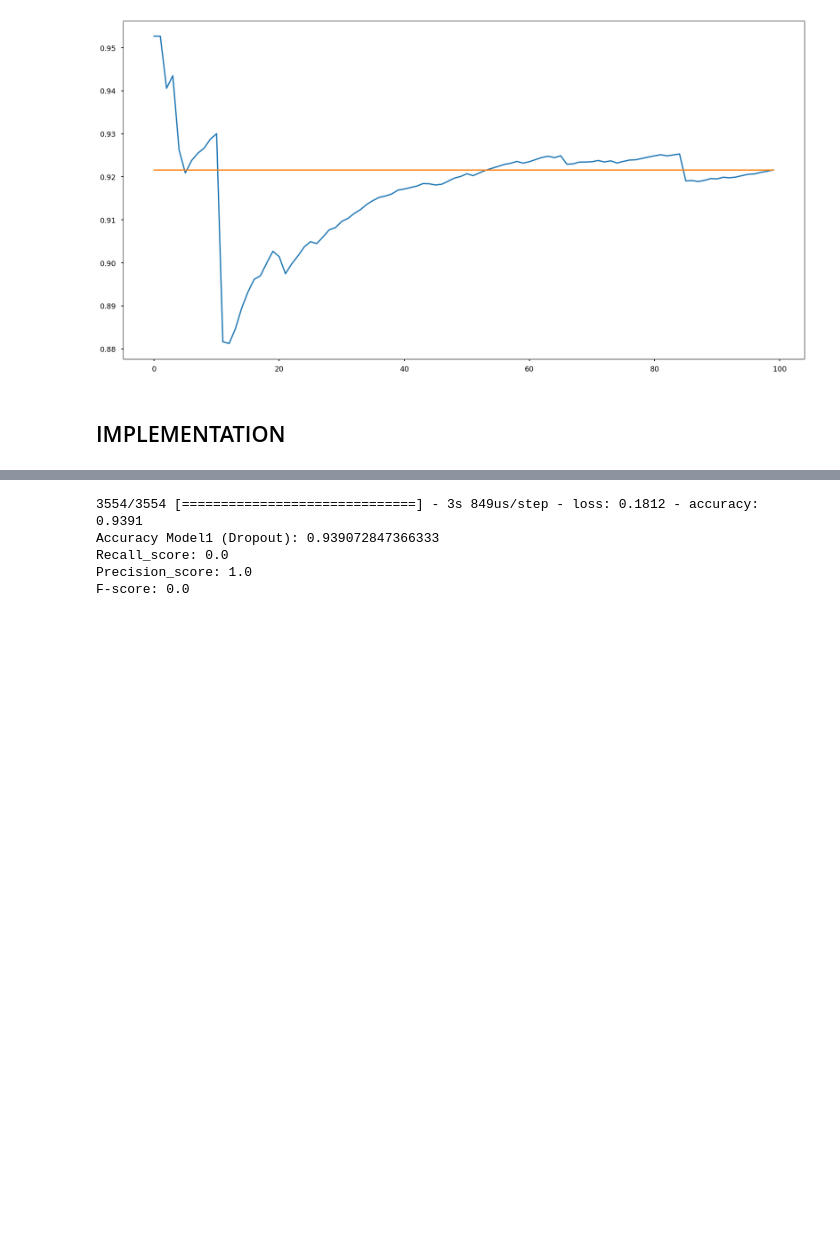
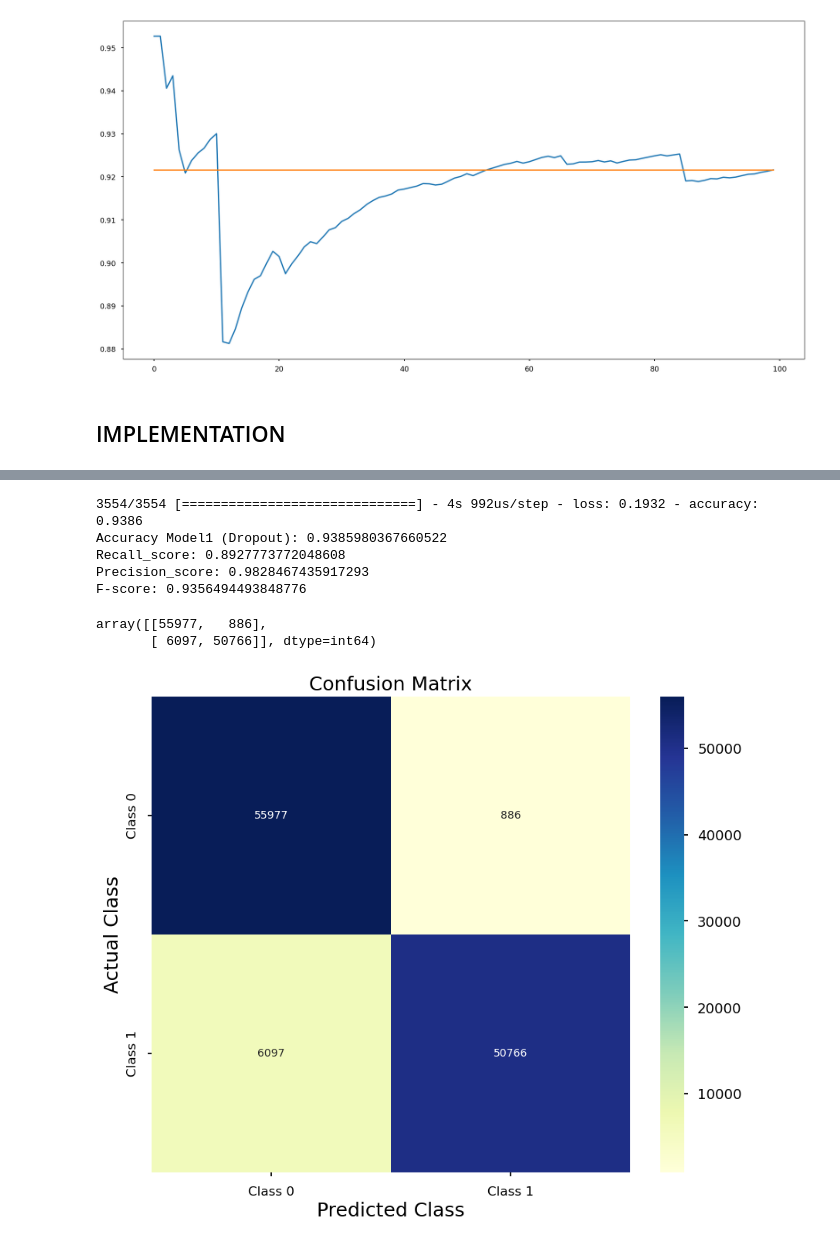
Before and after one commit to VinukaSilva/Credit-Card-Fraud-Detection, a Jupyter notebook: ANN.ipynb, the cells around one changed output, grey strips where cells are left out. Cells and saved outputs as stored; diff of their text form; code cells hidden in the pictures; blank space fills up the shorter version.

Commit message:
Confusion Matrix and Graphs

```diff
--- a/ANN.ipynb
+++ b/ANN.ipynb
@@ -515,16 +518,35 @@ plt.show()
 # %%
-from sklearn.metrics import recall_score, precision_score, f1_score
-
-Y_pred = Model1_drop.predict(Xtest_arr, batch_size=200, verbose=0)
-Y_pred_cls = np.argmax(Y_pred, axis=1)
+Y_pred_probs = Model1_drop.predict(Xtest_arr, batch_size=200, verbose=0)
+Y_pred_cls = (Y_pred_probs > 0.5).astype(int)
 print('Accuracy Model1 (Dropout): '+ str(Model1_drop.evaluate(Xtest_arr,Ytest_arr)[1]))
 print('Recall_score: ' + str(recall_score(Ytest_arr,Y_pred_cls)))
 print('Precision_score: ' + str(precision_score(Ytest_arr, Y_pred_cls, zero_division=1)))
 print('F-score: ' + str(f1_score(Ytest_arr,Y_pred_cls)))
-# conf_matrix(Y_pred_cls)
+
+conf_matrix = confusion_matrix(Ytest_arr, Y_pred_cls)
+conf_matrix
 # %% [output]
-3554/3554 [==============================] - 3s 849us/step - loss: 0.1812 - accuracy: 0.9391
-Accuracy Model1 (Dropout): 0.939072847366333
-Recall_score: 0.0
-Precision_score: 1.0
-F-score: 0.0
+3554/3554 [==============================] - 4s 992us/step - loss: 0.1932 - accuracy: 0.9386
+Accuracy Model1 (Dropout): 0.9385980367660522
+Recall_score: 0.8927773772048608
+Precision_score: 0.9828467435917293
+F-score: 0.9356494493848776
+array([[55977,   886],
+       [ 6097, 50766]], dtype=int64)
+# %%
+# create a heatmap using seaborn
+plt.figure(figsize=(10, 8))
+sns.heatmap(conf_matrix, annot=True, fmt='d', cmap="YlGnBu")
+
+# labels, title and ticks
+label_font = {'size':'18'}  # adjust to fit
+plt.xlabel('Predicted Class', fontdict=label_font)
+plt.ylabel('Actual Class', fontdict=label_font)
+plt.title('Confusion Matrix', fontdict=label_font)
+tick_marks = np.arange(len(['Class 0', 'Class 1'])) + 0.5
+plt.xticks(tick_marks, ['Class 0', 'Class 1'], rotation=0, fontsize=12)
+plt.yticks(tick_marks, ['Class 0', 'Class 1'], rotation=90, fontsize=12)
+
+plt.show()
+# %% [output]
+[figure, added]
```
Also changed, not shown: parts of 9 cells of this notebook.
